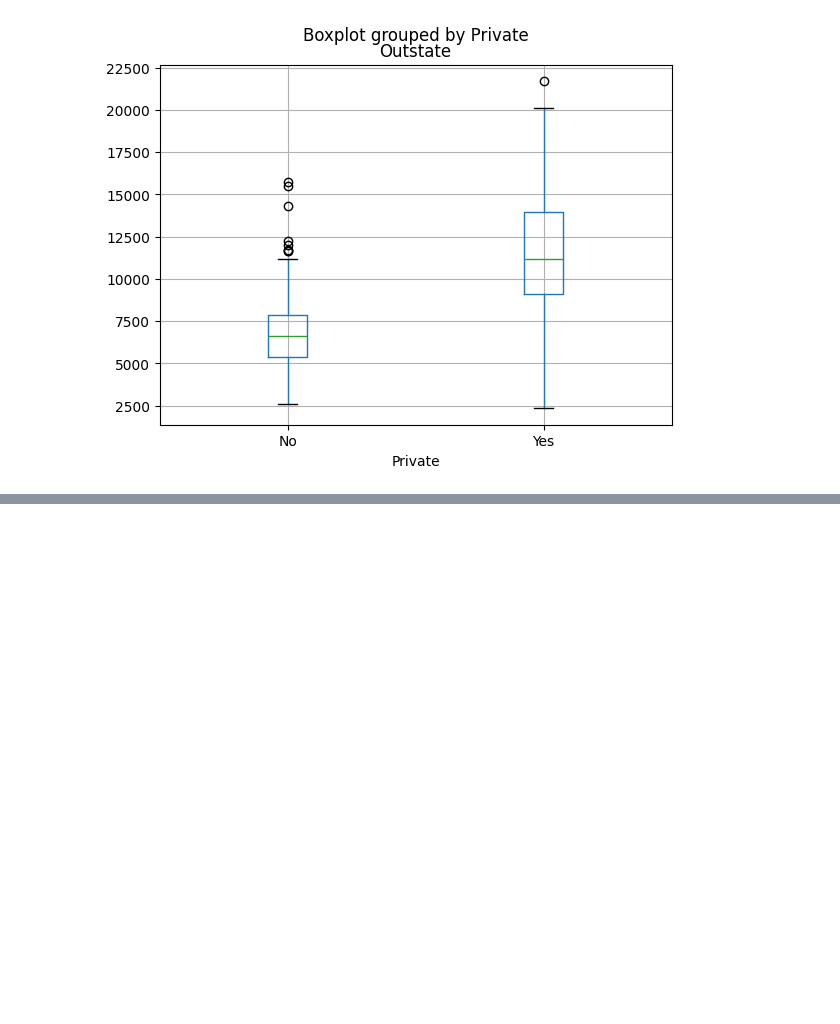
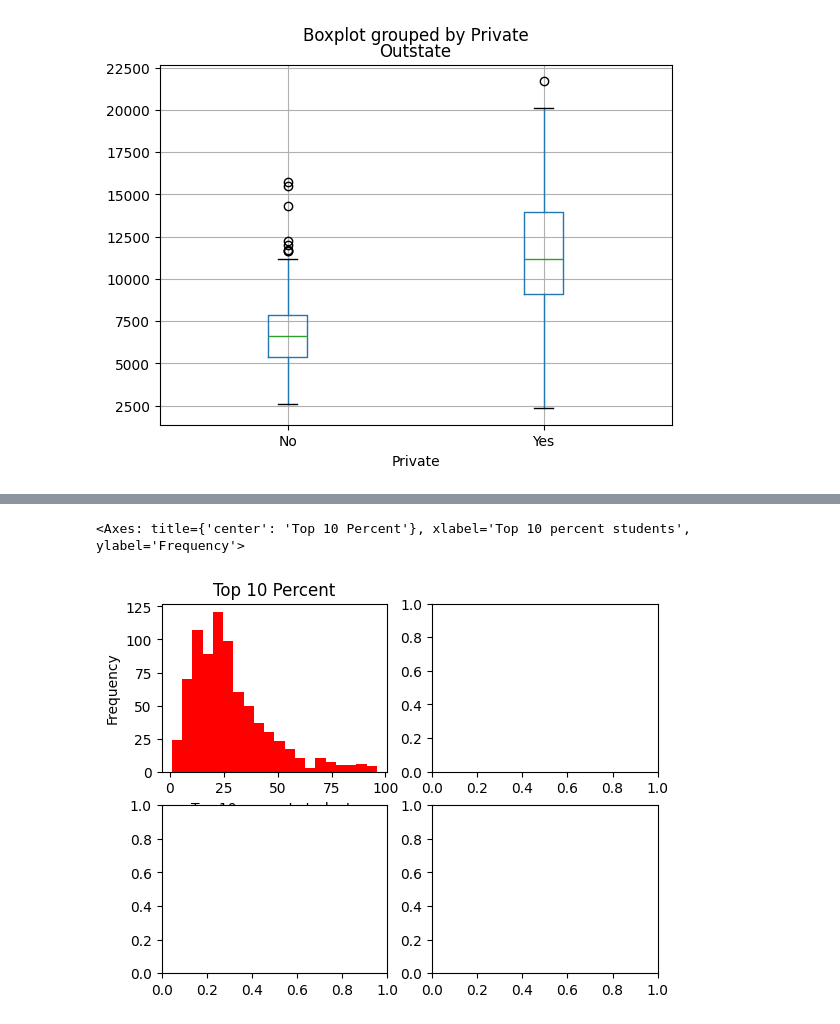
Before and after one commit to Umite93/Databehandling, a Jupyter notebook: Labs/Labs_Databehandling.ipynb, the cells around one changed output, grey strips where cells are left out. Cells and saved outputs as stored; diff of their text form; code cells hidden in the pictures; blank space fills up the shorter version.

```diff
--- a/Labs/Labs_Databehandling.ipynb
+++ b/Labs/Labs_Databehandling.ipynb
@@ -85,0 +98,11 @@ college.boxplot(column = "Outstate", by = "Private")
+# %%
+#g)
+
+import matplotlib.pyplot as plt
+
+fig, axes = plt.subplots(2, 2)
+
+college["Top10perc"].plot.hist(ax=axes[0,0], xlabel="Top 10 percent students", bins=20, color="red", title="Top 10 Percent")
+# %% [output]
+<Axes: title={'center': 'Top 10 Percent'}, xlabel='Top 10 percent students', ylabel='Frequency'>
+[figure, added]
```
Also changed, not shown: parts of 1 cell of this notebook.
